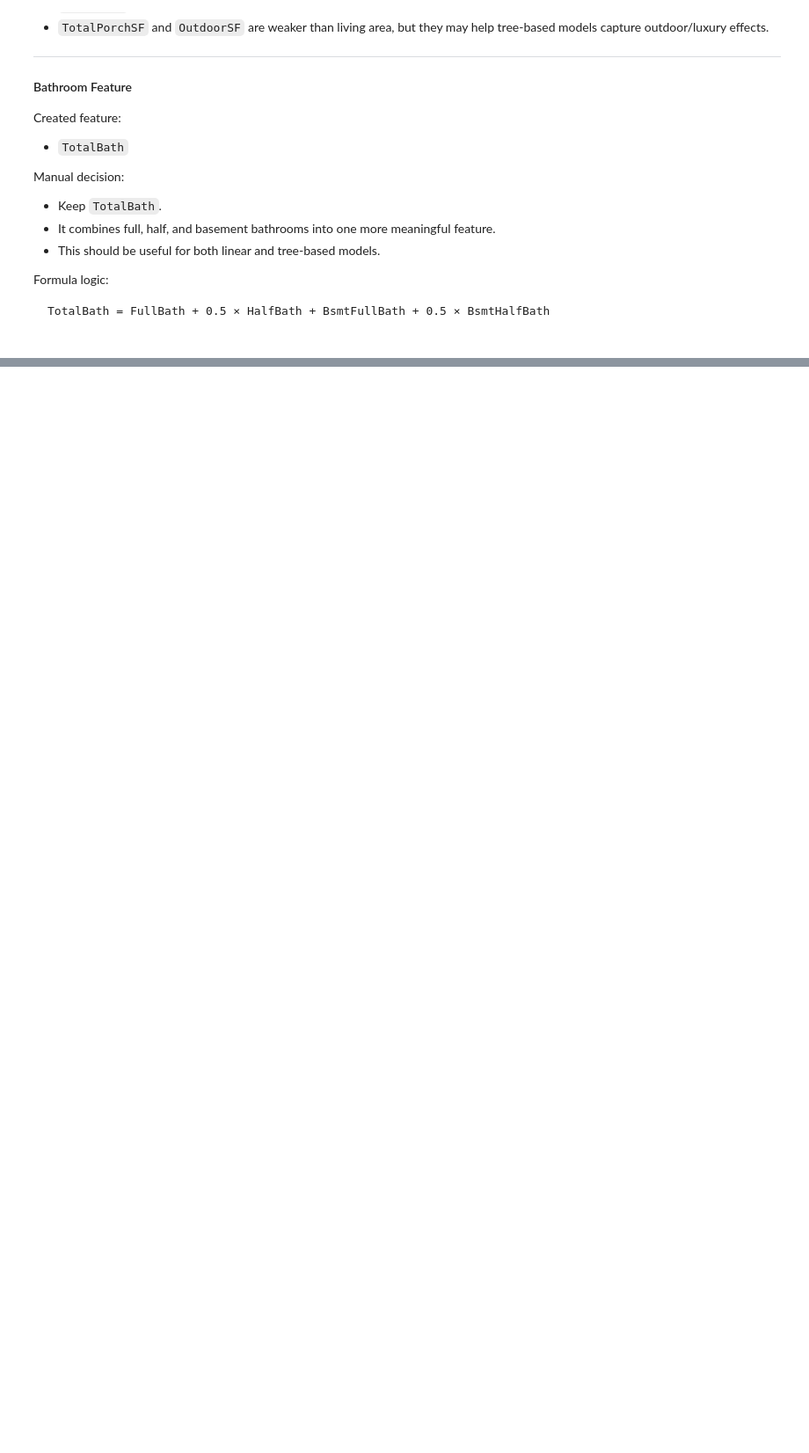
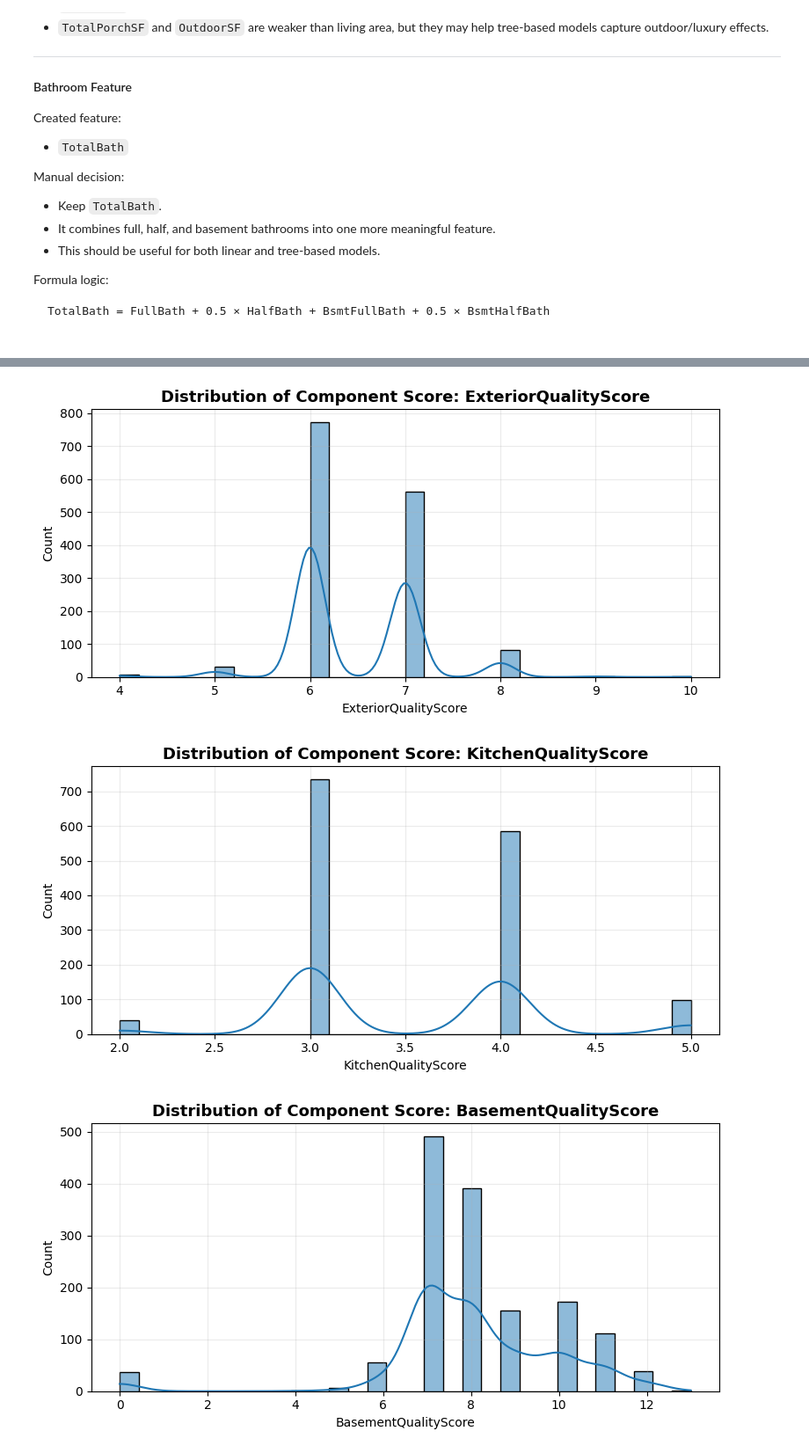
Before and after one commit to kawsar07ahmmed0712-rgb/House-Price-Prediction-Regression, a Jupyter notebook: Research/Feature_Engeneering.ipynb, the cells around one changed output, grey strips where cells are left out. Shown at 88% size. Cells and saved outputs as stored; diff of their text form; code cells hidden in the pictures; blank space fills up the shorter version.

```diff
--- a/Research/Feature_Engeneering.ipynb
+++ b/Research/Feature_Engeneering.ipynb
@@ -3981,0 +4340,35 @@ TotalBath = FullBath + 0.5 × HalfBath + BsmtFullBath + 0.5 × BsmtHalfBath
+# %%
+# ============================================================
+# 6.10 Plot component score distributions
+# ============================================================
+
+component_features = keep_existing_columns(
+    COMPONENT_SCORE_FEATURES_CREATED,
+    X_train_advanced,
+    X_test_advanced
+)
+
+for feature in component_features:
+    plt.figure(figsize=(8, 4))
+
+    sns.histplot(
+        X_train_advanced[feature],
+        bins=30,
+        kde=True
+    )
+
+    plt.title(f"Distribution of Component Score: {feature}", fontsize=13, fontweight="bold")
+    plt.xlabel(feature)
+    plt.ylabel("Count")
+    plt.grid(alpha=0.25)
+    plt.tight_layout()
+    plt.savefig(
+        FE_PLOT_DIR / f"06_component_score_dist_{feature}.png",
+        dpi=150,
+        bbox_inches="tight"
+    )
+    plt.show()
+# %% [output]
+[figure, added]
+[figure, added]
+[figure, added]
```
Also changed, not shown: parts of 42 cells of this notebook, 33 other files.
